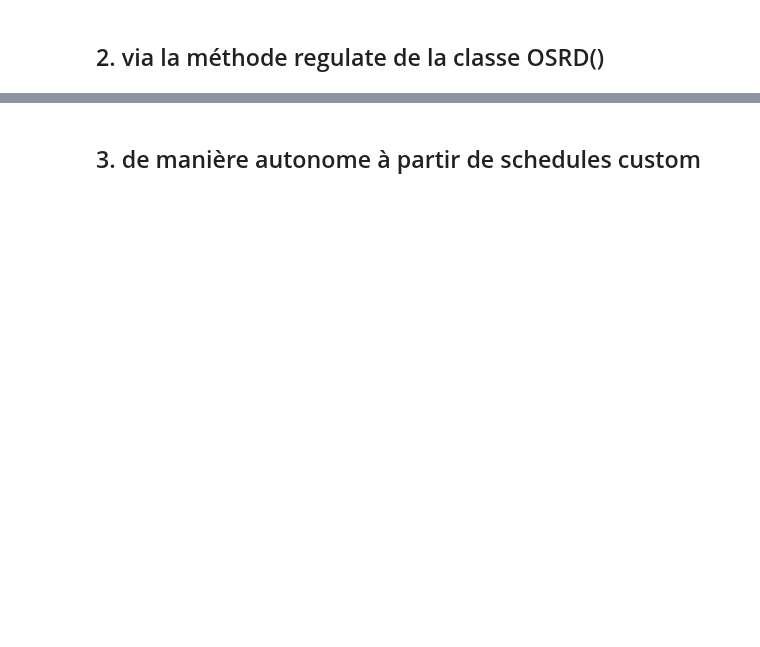
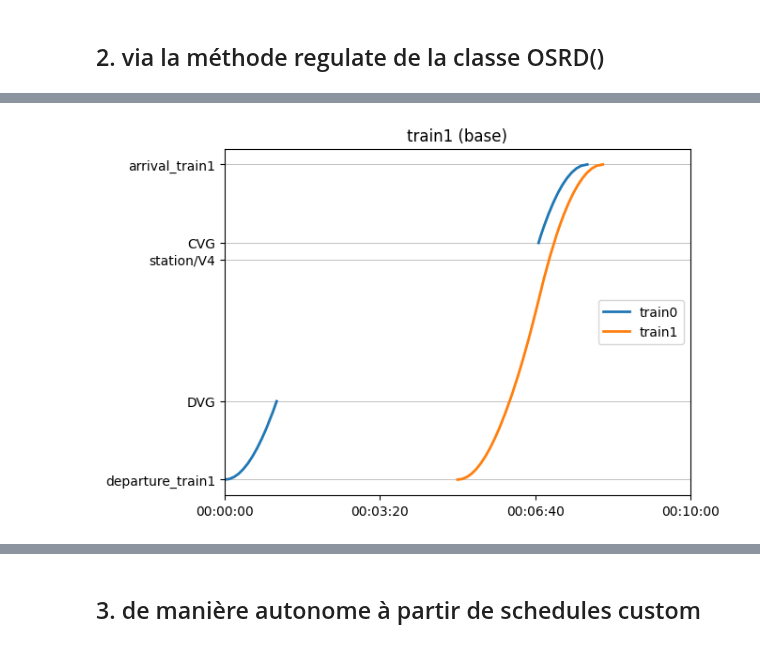
Before and after one commit to y-plus/pyOSRD, a Jupyter notebook: doc/tutorials/8_schedules_extensions.ipynb, the cells around one changed output, grey strips where cells are left out. Saved outputs shown, nothing was run; the diff lists cells and outputs as text; code cells hidden in the pictures; blank space fills up the shorter version.

```diff
--- a/doc/tutorials/8_schedules_extensions.ipynb
+++ b/doc/tutorials/8_schedules_extensions.ipynb
@@ -157 +154,5 @@ agent.steps_extra_delays
+# %%
+sim.delayed().space_time_chart(1);
+# %% [output]
+[figure, added]
 # %%
```
Also changed, not shown: parts of 12 cells of this notebook, 5 other files.
